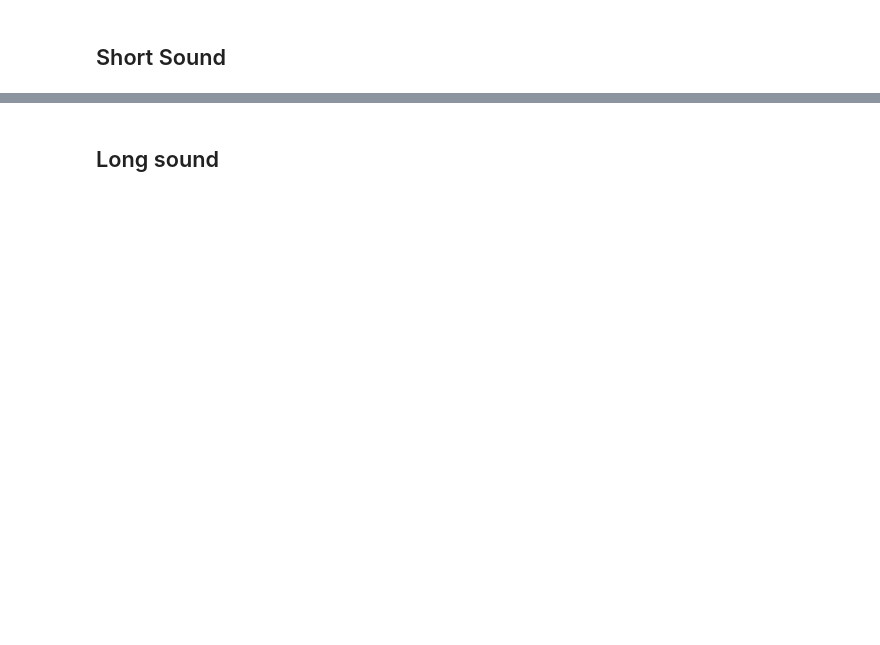
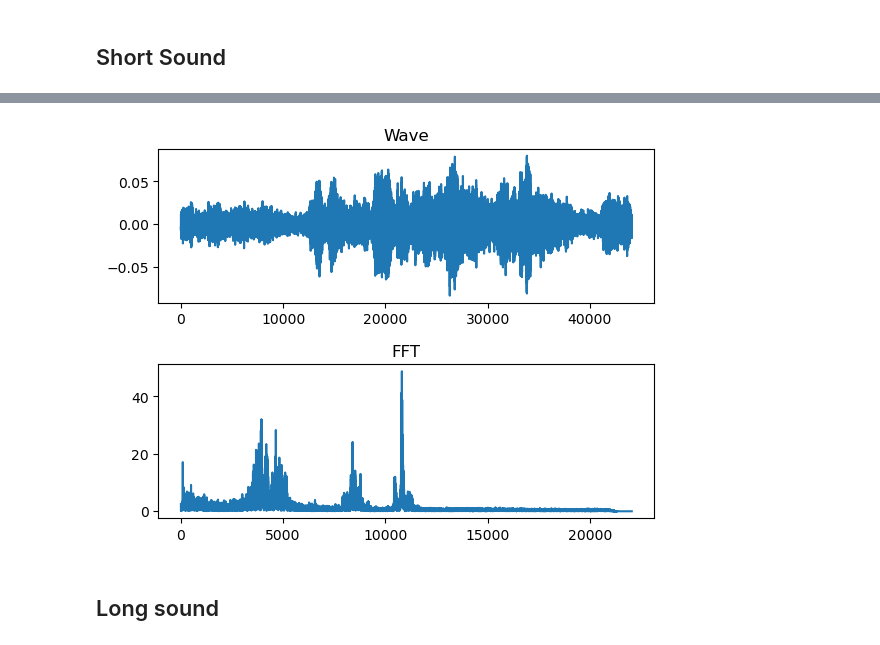
Before and after one commit to Grulfen/birds, a Jupyter notebook: Birds.ipynb, the cells around one changed output, grey strips where cells are left out. Saved outputs shown, nothing was run; the diff lists cells and outputs as text; code cells hidden in the pictures; blank space fills up the shorter version.

```diff
--- a/Birds.ipynb
+++ b/Birds.ipynb
@@ -9,4 +9,25 @@ from birds import extract_audio
 import soundfile
 import IPython.display as ipd
 import warnings
+# %%
+def plot_fft(samples):
+    fft_samples = np.fft.fft(samples)
+    plt.plot(np.abs(fft_samples[:len(fft_samples)//2]))
+# %%
+def plot_wave(samples, highlight):
+    plt.plot(samples)
+    if highlight is not None:
+        highlight_start, highlight_stop=highlight
+        plt.axvspan(highlight_start, highlight_stop, alpha=0.5, color="green")
+# %%
+def plot_samples(samples, highlight_wave=None):
+    ax1 = plt.subplot(2, 1, 1)
+    ax1.set_title("Wave")
+    plot_wave(samples, highlight_wave)
+
+    ax2 = plt.subplot(2, 1, 2)
+    ax2.set_title("FFT")
+    plot_fft(samples)
+
+    plt.subplots_adjust(hspace=0.4)
 # %%
@@ -26,3 +45,7 @@ ipd.Audio(short_sound_path)
+# %%
+plot_samples(samples_short)
+# %% [output]
+[figure, added]
 # %% [markdown]
 ## Long sound
 # %%
```
Also changed, not shown: parts of 5 cells of this notebook.
